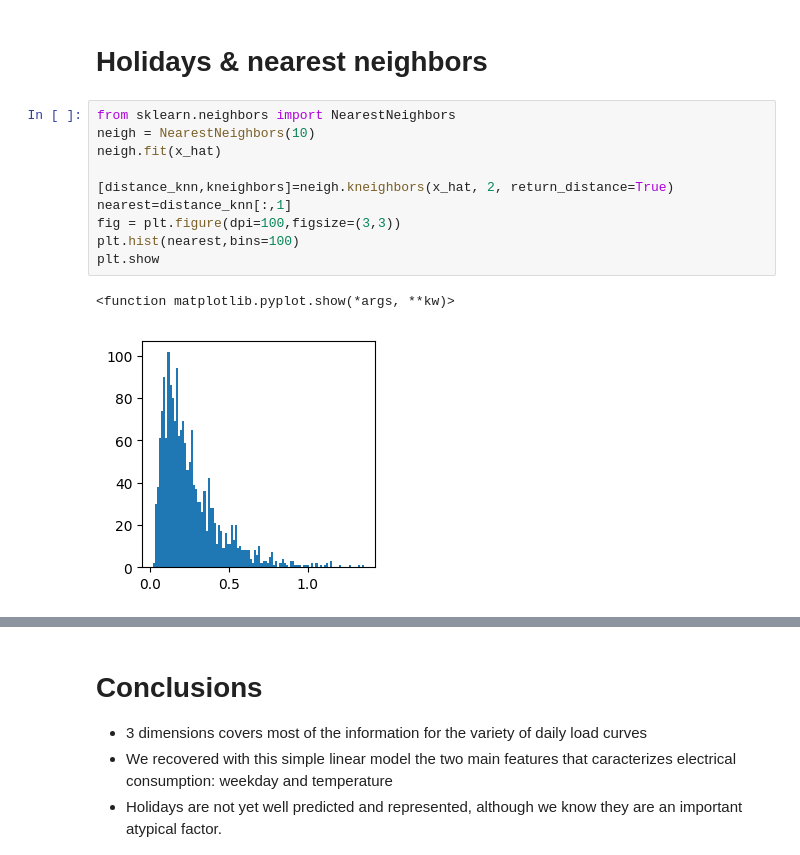
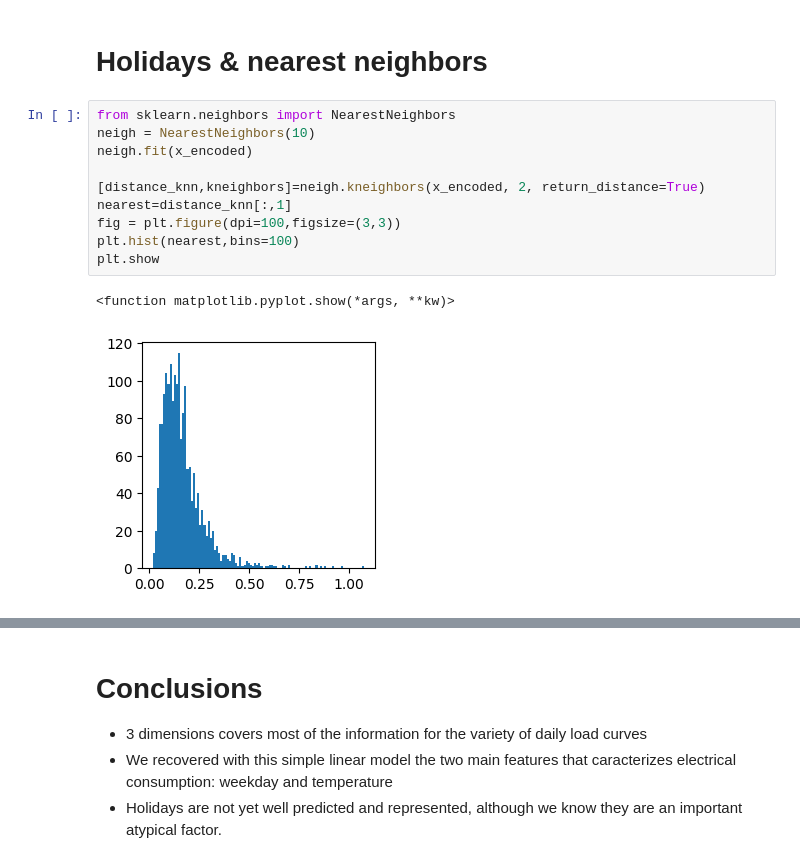
Before and after one commit to marota/Autoencoder_Embedding_Expert_Caracteristion_, a Jupyter notebook: notebooks/ExperimentationArchitecture-VAE.ipynb, the cells around one changed output, grey strips where cells are left out. Cells and saved outputs as stored; diff of their text form.

Commit message:
correction of x_hat by x_encoded in outlier detection

```diff
--- a/notebooks/ExperimentationArchitecture-VAE.ipynb
+++ b/notebooks/ExperimentationArchitecture-VAE.ipynb
@@ -460,16 +460,16 @@ We find out that holidays actually look alike weekends even if they are happenin
 # %%
 from sklearn.neighbors import NearestNeighbors
 neigh = NearestNeighbors(10)
-neigh.fit(x_hat)
+neigh.fit(x_encoded)
 
-[distance_knn,kneighbors]=neigh.kneighbors(x_hat, 2, return_distance=True)
+[distance_knn,kneighbors]=neigh.kneighbors(x_encoded, 2, return_distance=True)
 nearest=distance_knn[:,1]
 fig = plt.figure(dpi=100,figsize=(3,3))
 plt.hist(nearest,bins=100)
 plt.show
 # %% [output]
 <function matplotlib.pyplot.show(*args, **kw)>
-[figure, old version]
+[figure, new version]
 # %%
 from scipy import stats
 
```
Also changed, not shown: parts of 7 cells of this notebook.
